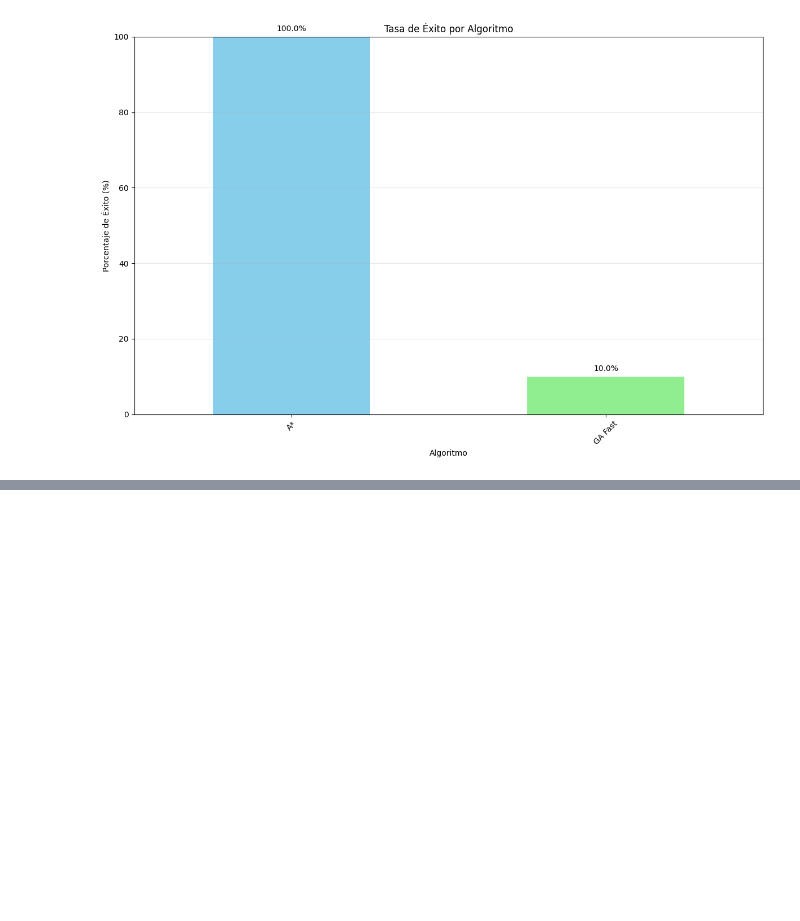
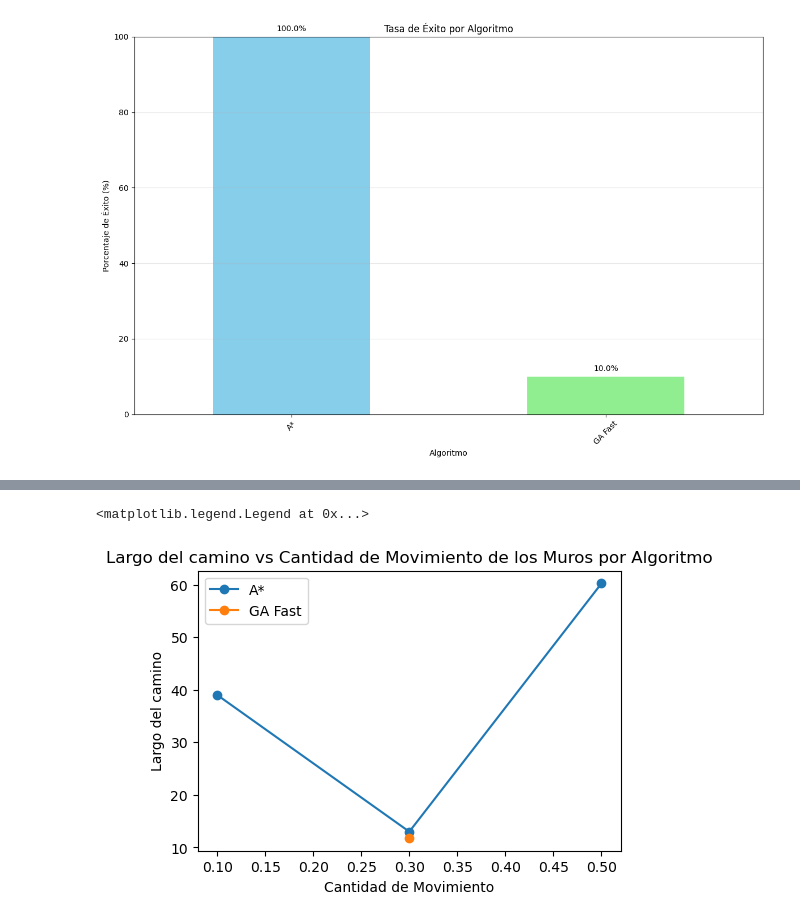
Before and after one commit to BastiBernal/Tarea-1-IA, a Jupyter notebook: experiments/analisis_resultados.ipynb, the cells around one changed output, grey strips where cells are left out. Drawn from its saved outputs; the diff is of its cells as text; code cells hidden in the pictures; blank space fills up the shorter version.

```diff
--- a/experiments/analisis_resultados.ipynb
+++ b/experiments/analisis_resultados.ipynb
@@ -216,0 +243,27 @@ Primeras 5 filas:
+# %%
+# Grafico con crazy value variable
+
+df_crazy = pd.read_csv('./results/Crazy_var_experiment.csv')
+
+# df_crazy = combined_df
+df_crazy = df_crazy[df_crazy['solution_length'] != -1]
+plt.figure(figsize=(12, 8))
+
+plt.subplot(2, 2, 1)
+for algorithm in df_crazy['algorithm'].unique():
+    data = df_crazy[df_crazy['algorithm'] == algorithm]
+
+    # agrupar por el tamaño de laberinto y calcular el promedio del tiempo
+    data.groupby('crazy_value')['solution_length'].mean().plot(kind='line', marker='o', label=algorithm)
+
+plt.title('Largo del camino vs Cantidad de Movimiento de los Muros por Algoritmo')
+plt.xlabel('Cantidad de Movimiento')
+plt.ylabel('Largo del camino')
+plt.legend()
+
+
+# plt.tight_layout()
+# plt.show()
+# %% [output]
+<matplotlib.legend.Legend at 0x...>
+[figure, added]
```
Also changed, not shown: parts of 4 cells of this notebook, 1 other file.
